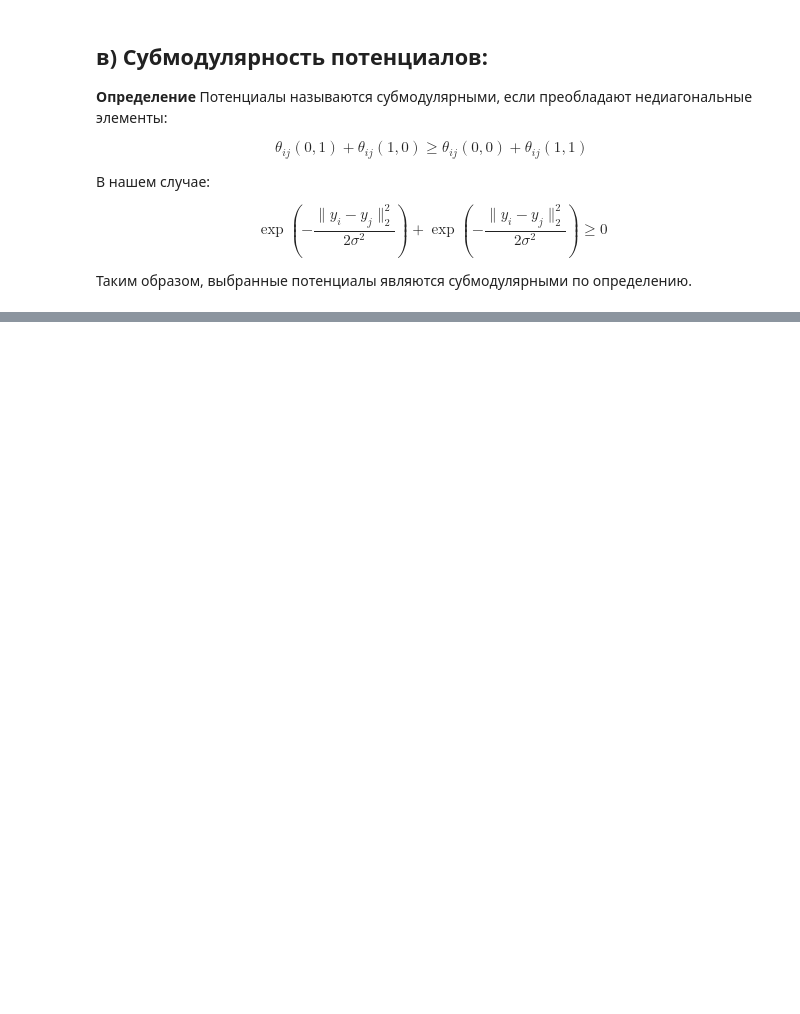
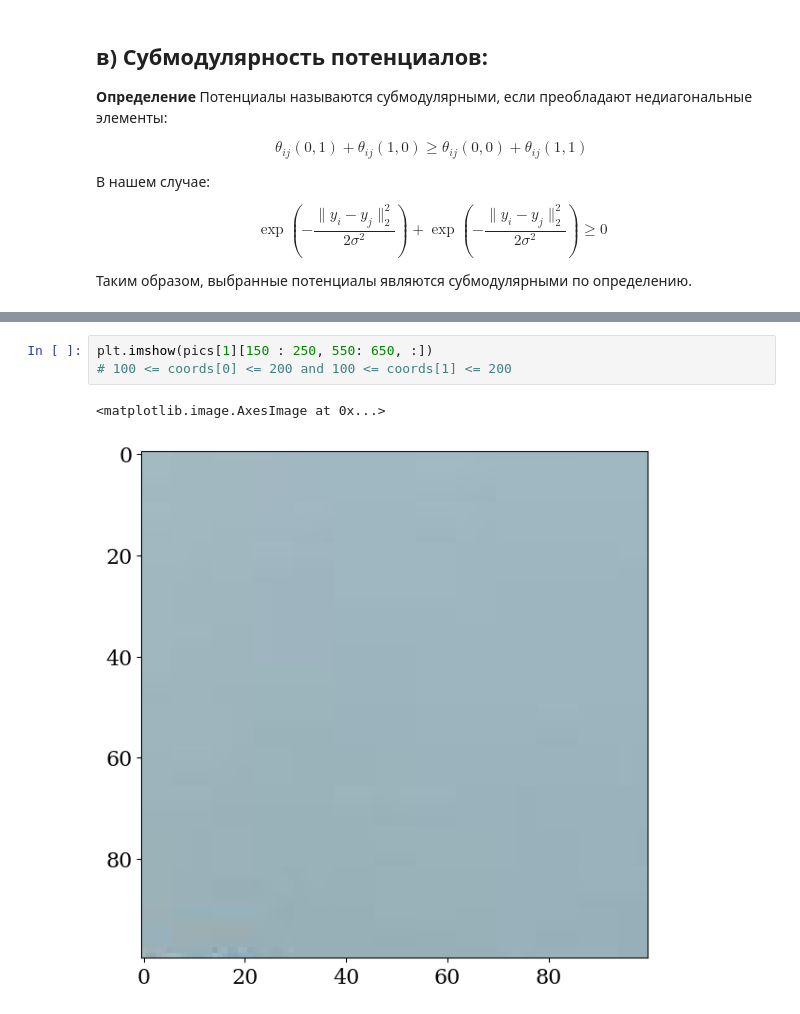
Before and after one commit to SuperCrabLover/BMS_Course_Collage_Prac, a Jupyter notebook: Prac_1.ipynb, the cells around one changed output, grey strips where cells are left out. Cells and saved outputs as stored; diff of their text form; blank space fills up the shorter version.

```diff
--- a/Prac_1.ipynb
+++ b/Prac_1.ipynb
@@ -84,0 +227,6 @@ $$
+# %%
+plt.imshow(pics[1][150 : 250, 550: 650, :])
+# 100 <= coords[0] <= 200 and 100 <= coords[1] <= 200
+# %% [output]
+<matplotlib.image.AxesImage at 0x...>
+[figure, added]
```
Also changed, not shown: parts of 20 cells of this notebook.
